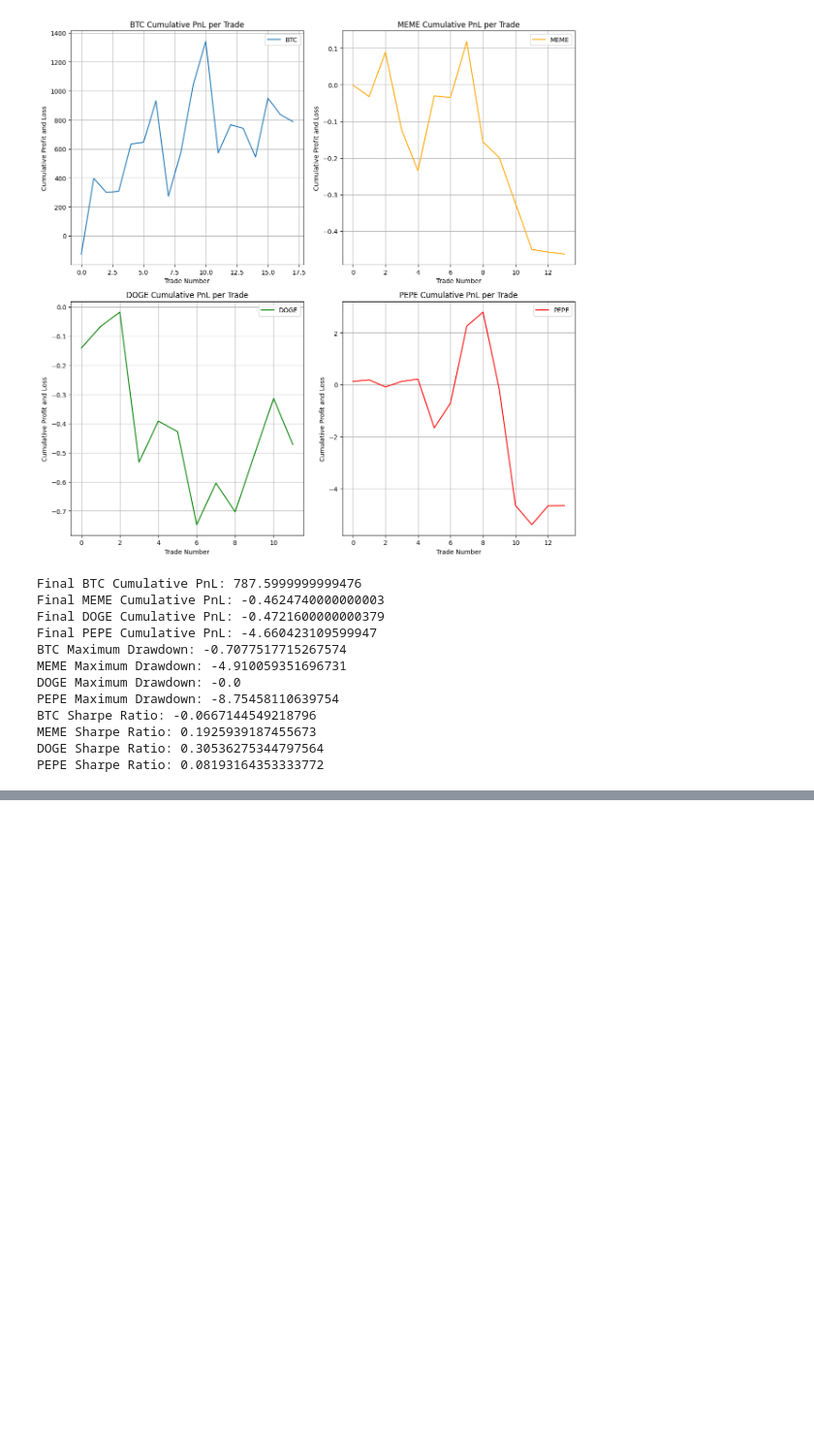
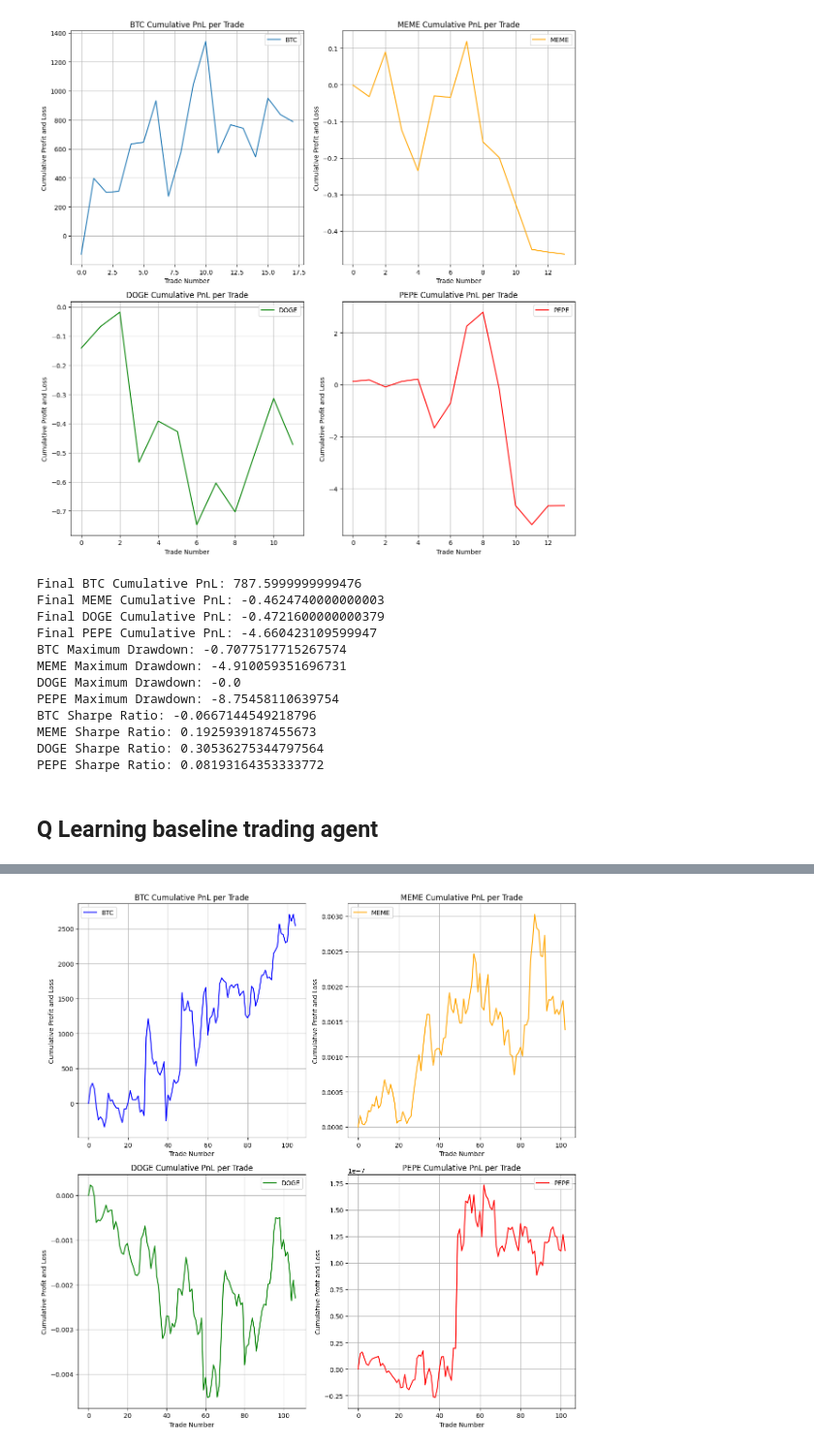
Before and after one commit to Nikitich2033/AdvML_CW_Project, a Jupyter notebook: AdvML_CW_code.ipynb, the cells around one changed output, grey strips where cells are left out. Shown at 97% size. Saved outputs shown, nothing was run; the diff lists cells and outputs as text; code cells hidden in the pictures; blank space fills up the shorter version.

```diff
--- a/AdvML_CW_code.ipynb
+++ b/AdvML_CW_code.ipynb
@@ -861,3 +640,5 @@ BTC Sharpe Ratio: -0.0667144549218796
 MEME Sharpe Ratio: 0.1925939187455673
 DOGE Sharpe Ratio: 0.30536275344797564
 PEPE Sharpe Ratio: 0.08193164353333772
+# %% [markdown]
+## Q Learning baseline trading agent
@@ -863,0 +775,64 @@ PEPE Sharpe Ratio: 0.08193164353333772
+# %%
+import numpy as np
+import matplotlib.pyplot as plt
+
+# Assume btc_training, meme_training, doge_training, pepe_training,
+# btc_test, meme_test, doge_test, and pepe_test are already defined
+
+datasets = {
+    'BTC': (btc_training, btc_test),
+    'MEME': (meme_training, meme_test),
+    'DOGE': (doge_training, doge_test),
+    'PEPE': (pepe_training, pepe_test)
+}
+
+agents = {}
+pnls = {}
+epochs = 200
+
+for coin, (training_data, test_data) in datasets.items():
+    print(f"Training {coin} agent...")
+    _, agents[coin] = train_agent(epochs, training_data)
+    print(f"Testing {coin} agent...")
+    pnls[coin] = test_agent(agents[coin], test_data)
+
+def calculate_sharpe_ratio(pnl_data, risk_free_rate=0.0):
+    if len(pnl_data) < 2:
+        return 0.0  # Not enough data to calculate Sharpe ratio
+    # Avoid division by zero by ensuring the denominator in returns calculation isn't zero
+    returns = [0 if pnl_data[i] == 0 else (pnl_data[i + 1] - pnl_data[i]) / pnl_data[i] for i in range(len(pnl_data) - 1)]
+    avg_return = np.mean(returns)
+    std_dev = np.std(returns)
+    return (avg_return - risk_free_rate) / std_dev if std_dev != 0 else 0.0
+
+def calculate_max_drawdown(pnl_data):
+    if len(pnl_data) < 2 or np.all(pnl_data == pnl_data[0]):
+        return 0.0  # No variation in PnL, no drawdown
+    cumulative_returns = np.array(pnl_data)
+    running_max = np.maximum.accumulate(cumulative_returns)
+    # Avoid division by zero: replace 0s with 1s in running_max for division purposes
+    adjusted_running_max = np.where(running_max == 0, 1, running_max)
+    drawdowns = (cumulative_returns - running_max) / adjusted_running_max
+    return np.min(drawdowns)
+
+# Printing Sharpe Ratio and Maximum Drawdown for each cryptocurrency
+for coin, pnl in pnls.items():
+    sharpe_ratio = calculate_sharpe_ratio(pnl)
+    max_drawdown = calculate_max_drawdown(pnl)
+    print(f"{coin} PnL: {pnl[-1]}")
+    print(f"{coin} Sharpe Ratio: {sharpe_ratio}")
+    print(f"{coin} Maximum Drawdown: {max_drawdown}")
+
+# Plotting the cumulative PnL for each cryptocurrency
+fig, axs = plt.subplots(2, 2, figsize=(12, 12))
+colors = ['blue', 'orange', 'green', 'red']
+for (coin, pnl), ax, color in zip(pnls.items(), axs.flatten(), colors):
+    ax.plot(pnl, label=f'{coin}', color=color)
+    ax.set_title(f'{coin} Cumulative PnL per Trade')
+    ax.set_xlabel('Trade Number')
+    ax.set_ylabel('Cumulative Profit and Loss')
+    ax.legend()
+    ax.grid(True)
+plt.tight_layout()
+plt.show()
+# %% [output]
@@ -863,0 +859 @@ PEPE Sharpe Ratio: 0.08193164353333772
+[figure, added]
```
Also changed, not shown: parts of 16 cells of this notebook.
